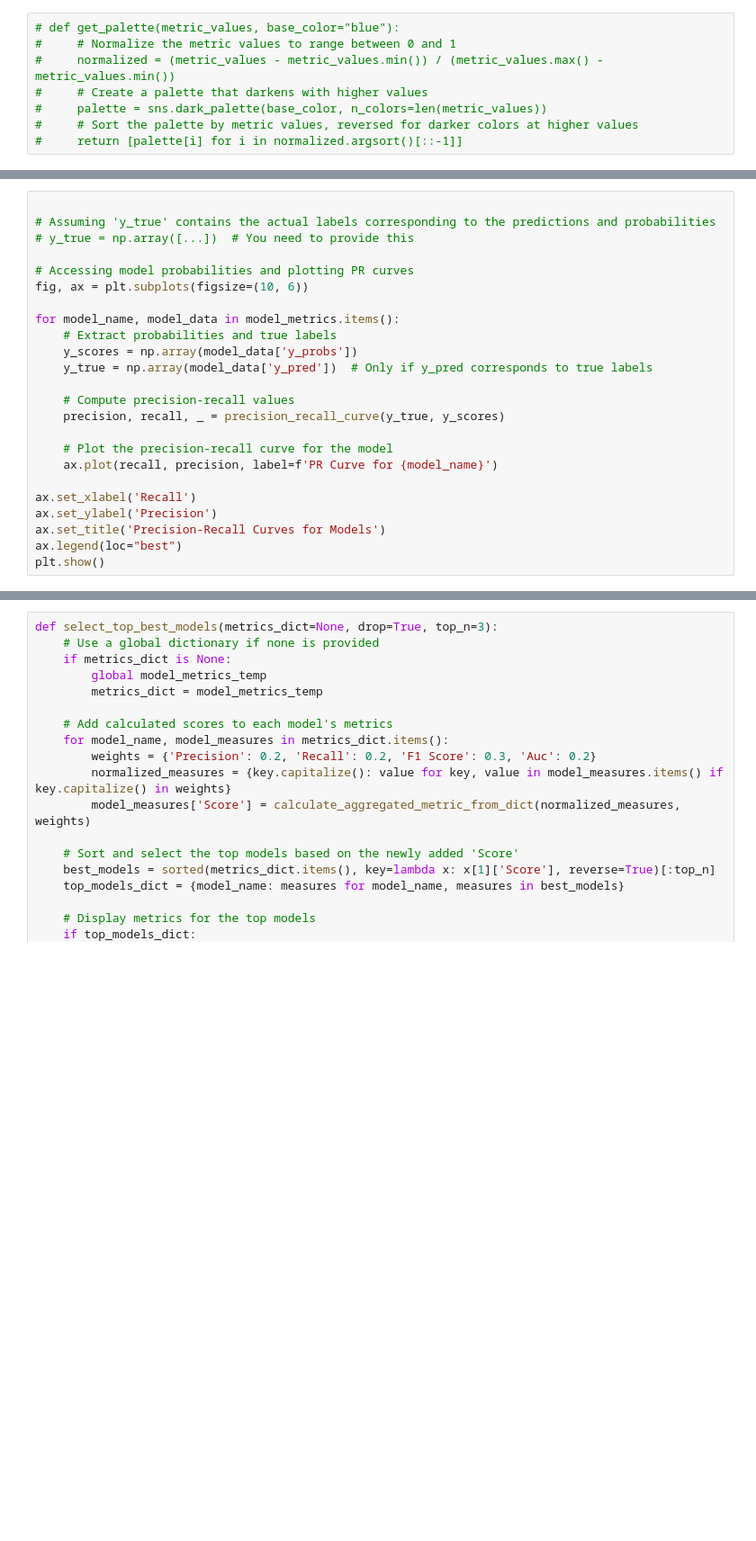
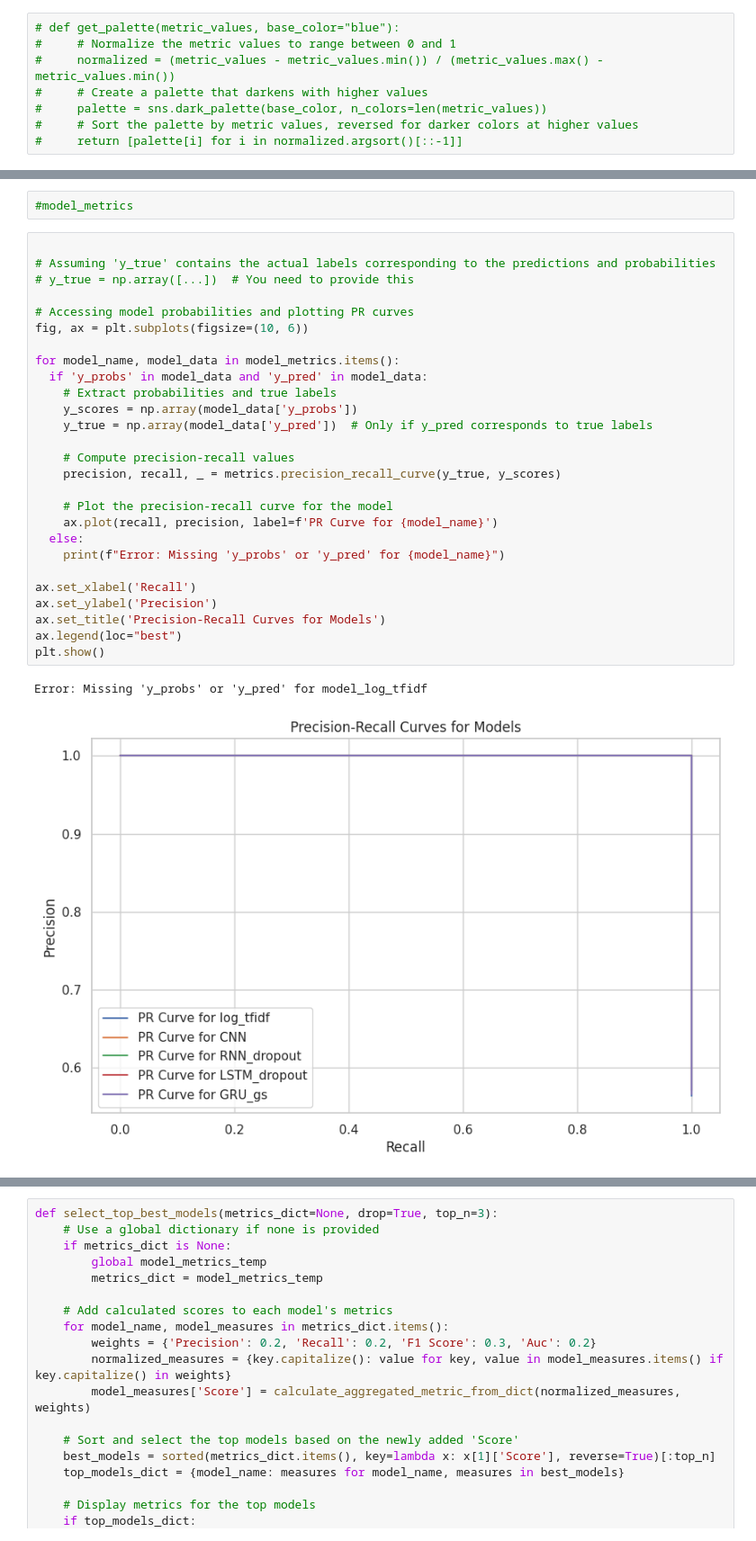
Before and after one commit to agomolka/MAThesisSentimentAnalysis, a Jupyter notebook: Social_Media_Text_Sentiment_Analysis.ipynb, the cells around one changed output, grey strips where cells are left out. Shown at 90% size. Cells and saved outputs as stored; diff of their text form; blank space fills up the shorter version.

```diff
--- a/Social_Media_Text_Sentiment_Analysis.ipynb
+++ b/Social_Media_Text_Sentiment_Analysis.ipynb
@@ -2451,24 +2612,32 @@ df_model_metrics
+# %%
+#model_metrics
 # %%
 
 # Assuming 'y_true' contains the actual labels corresponding to the predictions and probabilities
 # y_true = np.array([...])  # You need to provide this
 
 # Accessing model probabilities and plotting PR curves
 fig, ax = plt.subplots(figsize=(10, 6))
 
 for model_name, model_data in model_metrics.items():
+  if 'y_probs' in model_data and 'y_pred' in model_data:
     # Extract probabilities and true labels
     y_scores = np.array(model_data['y_probs'])
     y_true = np.array(model_data['y_pred'])  # Only if y_pred corresponds to true labels
 
     # Compute precision-recall values
-    precision, recall, _ = precision_recall_curve(y_true, y_scores)
+    precision, recall, _ = metrics.precision_recall_curve(y_true, y_scores)
 
     # Plot the precision-recall curve for the model
     ax.plot(recall, precision, label=f'PR Curve for {model_name}')
+  else:
+    print(f"Error: Missing 'y_probs' or 'y_pred' for {model_name}")
 
 ax.set_xlabel('Recall')
 ax.set_ylabel('Precision')
 ax.set_title('Precision-Recall Curves for Models')
 ax.legend(loc="best")
 plt.show()
+# %% [output]
+Error: Missing 'y_probs' or 'y_pred' for model_log_tfidf
+[figure, added]
```
Also changed, not shown: parts of 34 cells of this notebook.
